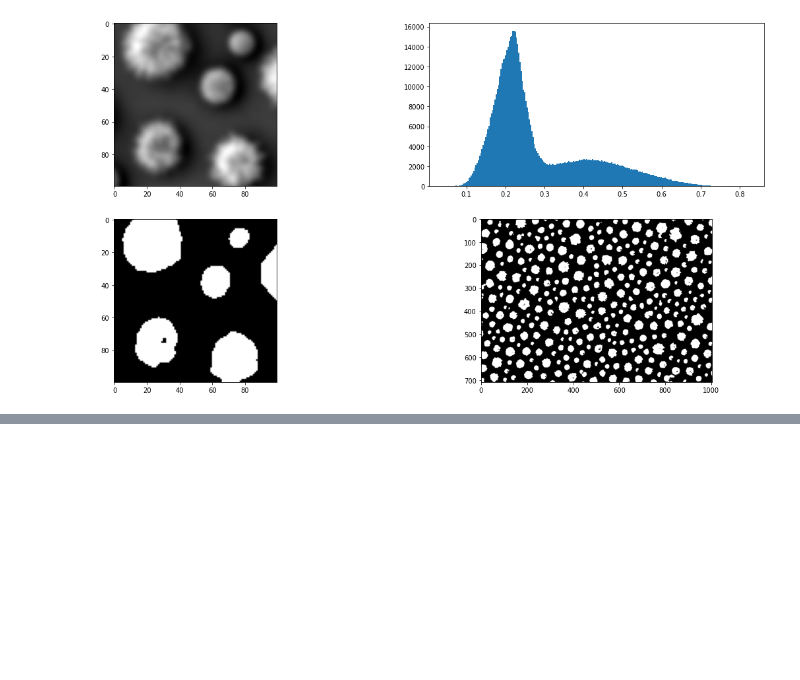
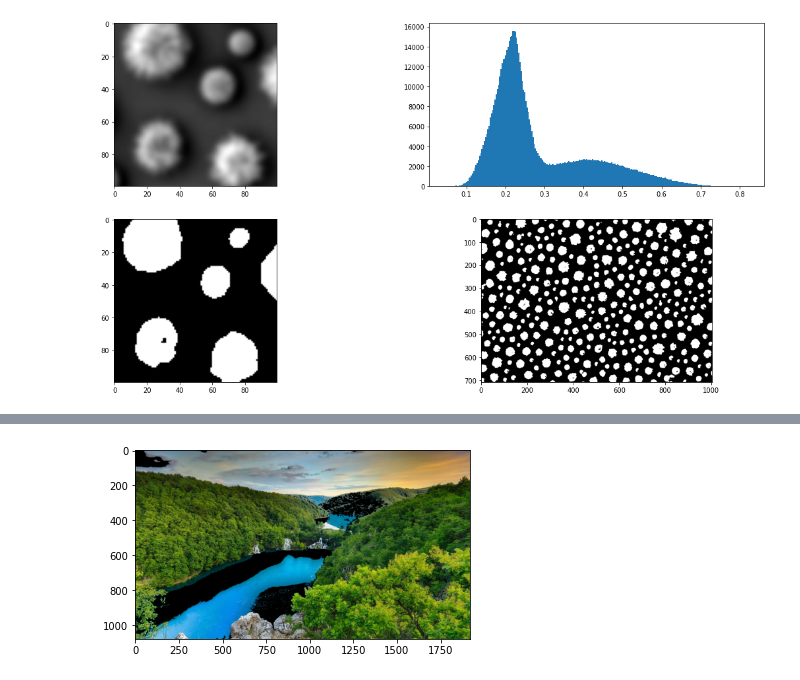
Before and after one commit to borislevant/cvplayground, a Jupyter notebook: segmentation.ipynb, the cells around one changed output, grey strips where cells are left out. Saved outputs shown, nothing was run; the diff lists cells and outputs as text; code cells hidden in the pictures; blank space fills up the shorter version.

```diff
--- a/segmentation.ipynb
+++ b/segmentation.ipynb
@@ -49,0 +88,16 @@ out1 = color.label2rgb(labels1, img, kind='avg', bg_label=0)
+# %%
+# disable only the cluster number 2 (turn the pixel into black)
+masked_image = np.copy(image)
+# convert to the shape of a vector of pixel values
+masked_image = masked_image.reshape((-1, 3))
+# color (i.e cluster) to disable
+cluster = 2
+masked_image[labels == cluster] = [0, 0, 0]
+
+# convert back to original shape
+masked_image = masked_image.reshape(image.shape)
+# show the image
+plt.imshow(cv2.cvtColor(masked_image, cv2.COLOR_BGR2RGB))
+plt.show()
+# %% [output]
+[figure, added]
```
Also changed, not shown: parts of 8 cells of this notebook.
